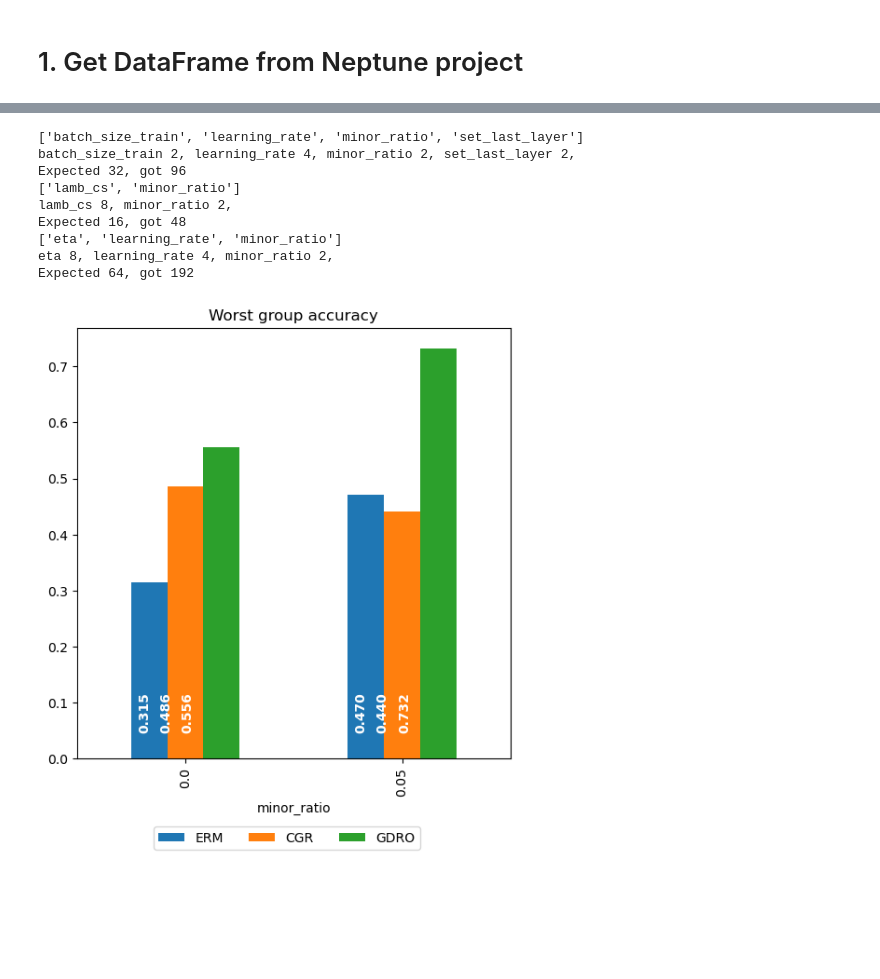
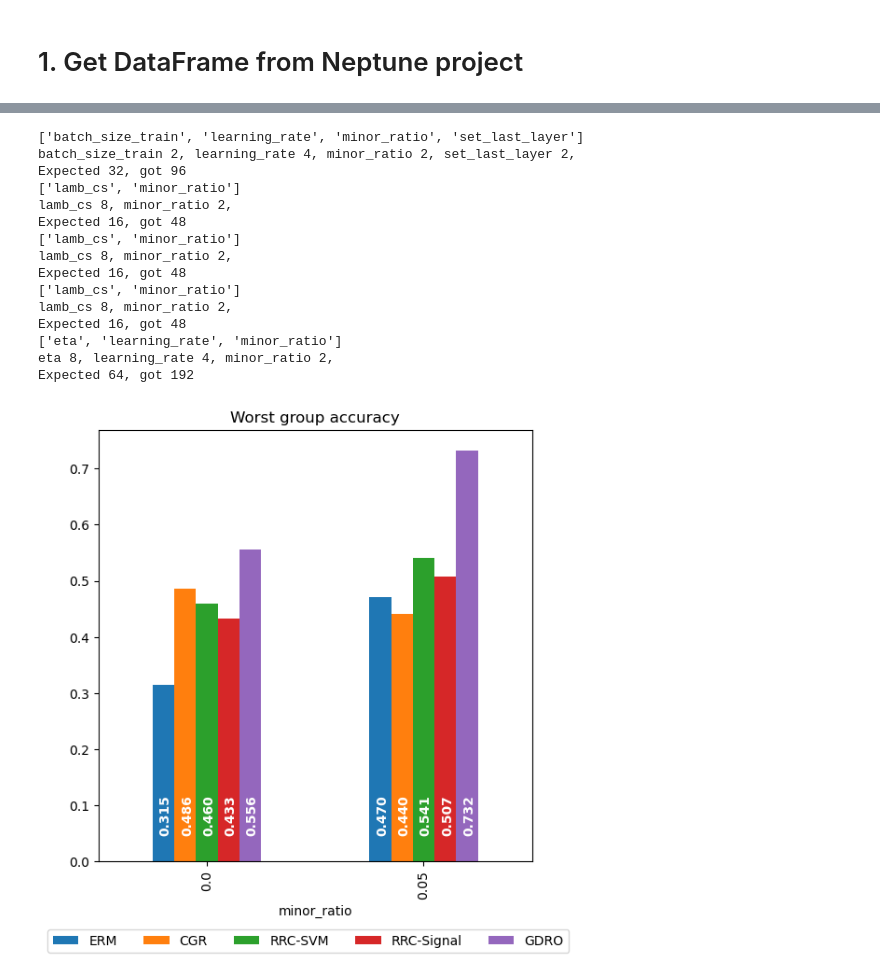
Before and after one commit to joshua840/ConceptualSensitivityRegularization, a Jupyter notebook: notebooks/results_viewer/CelebaCollar_summary.ipynb, the cells around one changed output, grey strips where cells are left out. Drawn from its saved outputs; the diff is of its cells as text; code cells hidden in the pictures; blank space fills up the shorter version.

```diff
--- a/notebooks/results_viewer/CelebaCollar_summary.ipynb
+++ b/notebooks/results_viewer/CelebaCollar_summary.ipynb
@@ -88,7 +90,6 @@ def get_wga(df, module_name):
     return idx, best_mean, best_std, test_acc_mean, test_acc_std
 # %%
 module_list = ['ERM', 'CGR', 'RRC-SVM', 'RRC-Signal', 'GDRO']
-module_list = ['ERM', 'CGR', 'GDRO']
 
 # get best_mean std and plot
 best_idx_list = []
@@ -101,34 +102,40 @@ for module_name in module_list:
     best_idx_list.append(best_idx)
     best_mean_list.append(best_mean)
     best_std_list.append(best_std)
     test_mean_list.append(test_acc_mean)
     test_std_list.append(test_acc_std)
 
 fig, ax = plt.subplots(1,1, figsize=(6,6))
 
 best_model_mean = pd.concat(best_mean_list, axis=1)
 best_model_mean.columns = module_list
 
 # plot best model mean
 bars = best_model_mean.plot(kind='bar', yerr=pd.concat(best_std_list, axis=1), ax=ax, capsize=5, legend=False)
 fig.legend(loc='upper center', bbox_to_anchor=(0.5, 0), ncol=5)
 ax.set_title('Worst group accuracy')
 
 for i, vs in enumerate(best_model_mean.values):
     for j, v in enumerate(vs):
         ax.text(i - 0.22 + j * 0.1 , 0.05, str(f'{v:.3f}'), color='white', fontweight='bold', rotation=90)
 plt.show()
 # %% [output]
 ['batch_size_train', 'learning_rate', 'minor_ratio', 'set_last_layer']
 batch_size_train 2, learning_rate 4, minor_ratio 2, set_last_layer 2,
 Expected 32, got 96
 ['lamb_cs', 'minor_ratio']
 lamb_cs 8, minor_ratio 2,
 Expected 16, got 48
+['lamb_cs', 'minor_ratio']
+lamb_cs 8, minor_ratio 2,
+Expected 16, got 48
+['lamb_cs', 'minor_ratio']
+lamb_cs 8, minor_ratio 2,
+Expected 16, got 48
 ['eta', 'learning_rate', 'minor_ratio']
 eta 8, learning_rate 4, minor_ratio 2,
 Expected 64, got 192
-[figure, old version]
+[figure, new version]
 # %%
 fig, ax = plt.subplots(1,1, figsize=(6,6))
 
```
Also changed, not shown: parts of 3 cells of this notebook, 5 other files.
